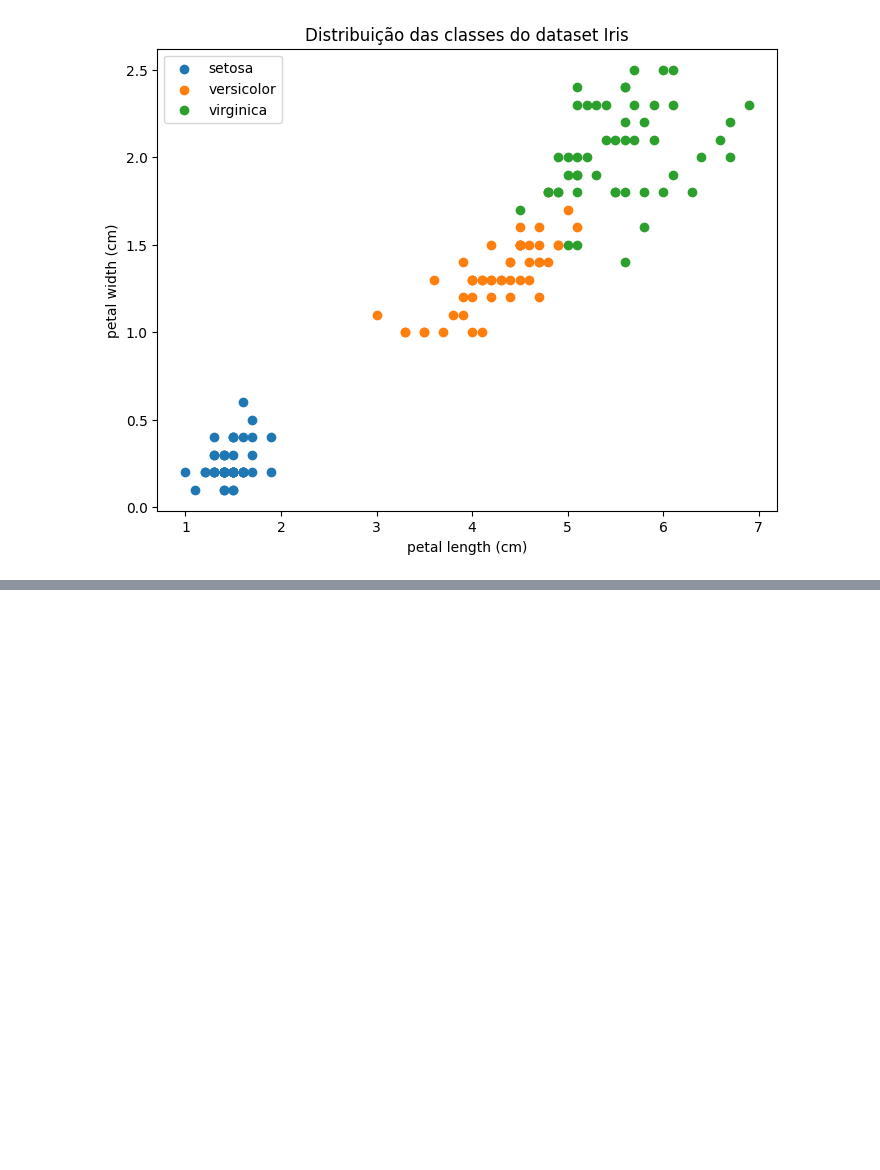
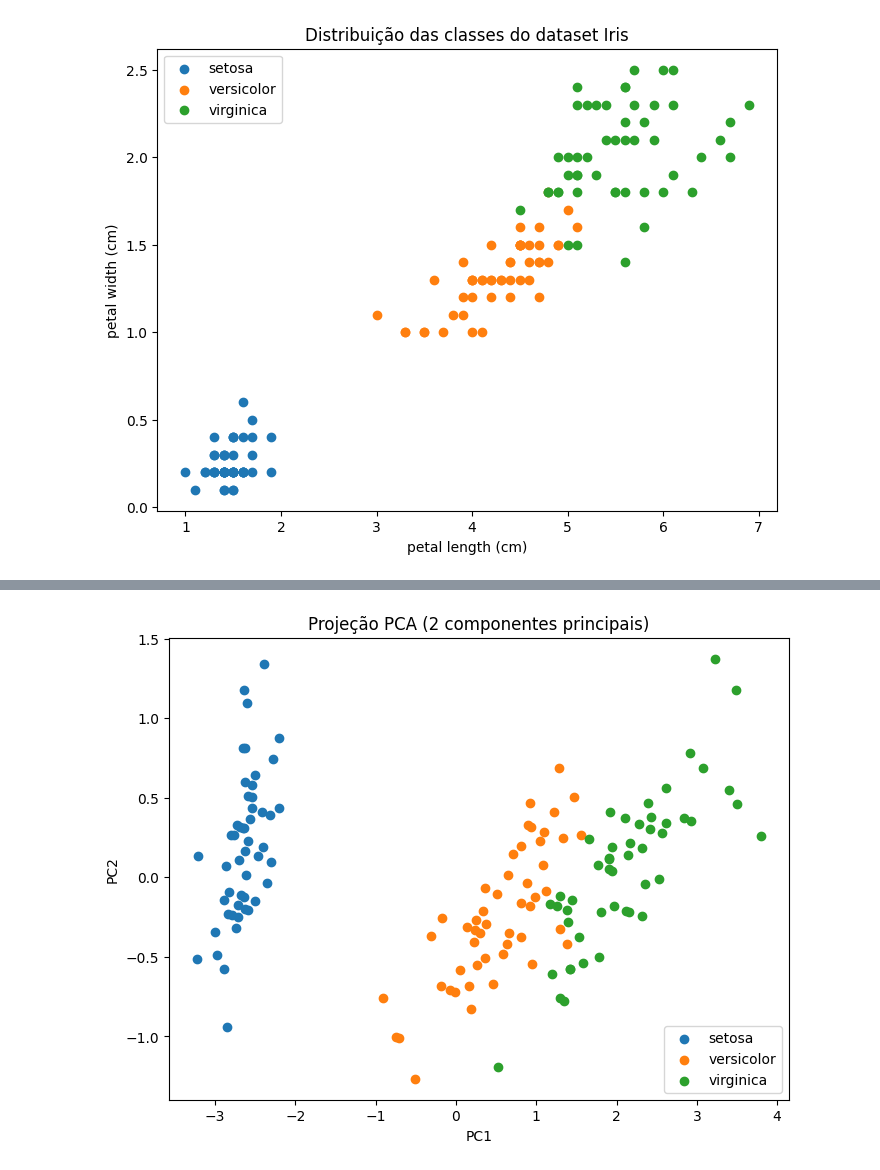
Before and after one commit to IrineuBovoJunior398/Pos-em-IA, a Jupyter notebook: LOAD_IRIS_APRENDENDO_SKLEARN_E_SEUS_USOS.ipynb, the cells around one changed output, grey strips where cells are left out. Cells and saved outputs as stored; diff of their text form; code cells hidden in the pictures; blank space fills up the shorter version.

```diff
--- a/LOAD_IRIS_APRENDENDO_SKLEARN_E_SEUS_USOS.ipynb
+++ b/LOAD_IRIS_APRENDENDO_SKLEARN_E_SEUS_USOS.ipynb
@@ -121,0 +173,17 @@ plt.show()
+# %%
+from sklearn.decomposition import PCA
+
+pca = PCA(n_components=2)
+X_pca = pca.fit_transform(iris.data)
+
+plt.figure(figsize=(8,6))
+for i, target_name in enumerate(target_names):
+    plt.scatter(X_pca[y == i, 0], X_pca[y == i, 1], label=target_name)
+
+plt.title("Projeção PCA (2 componentes principais)")
+plt.xlabel("PC1")
+plt.ylabel("PC2")
+plt.legend()
+plt.show()
+# %% [output]
+[figure, added]
```
Also changed, not shown: parts of 1 cell of this notebook.
